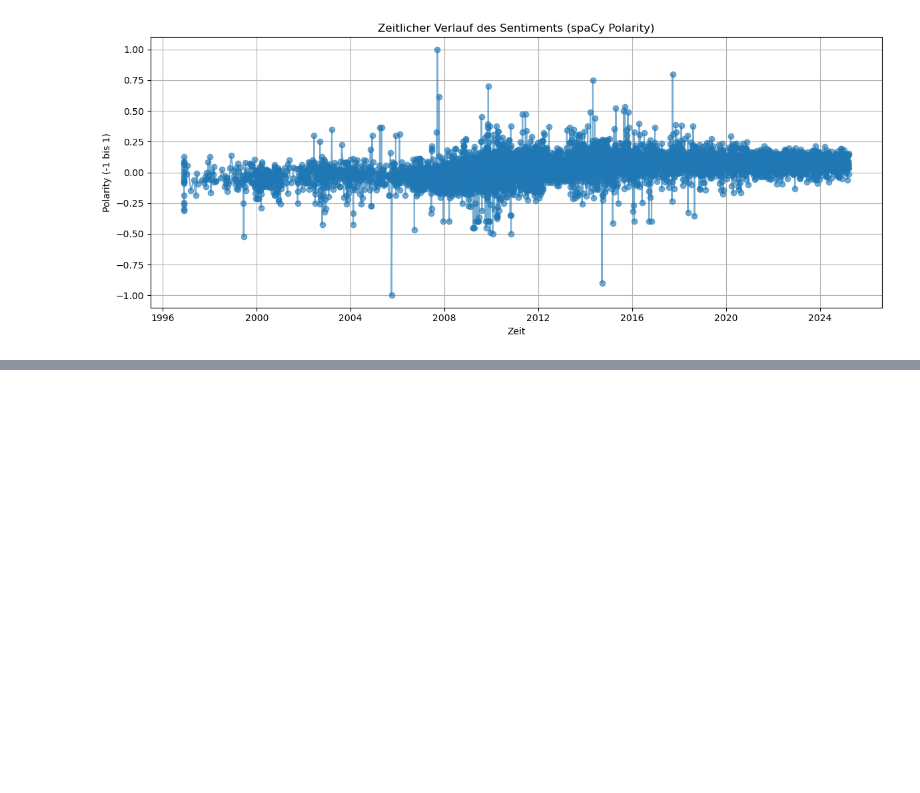
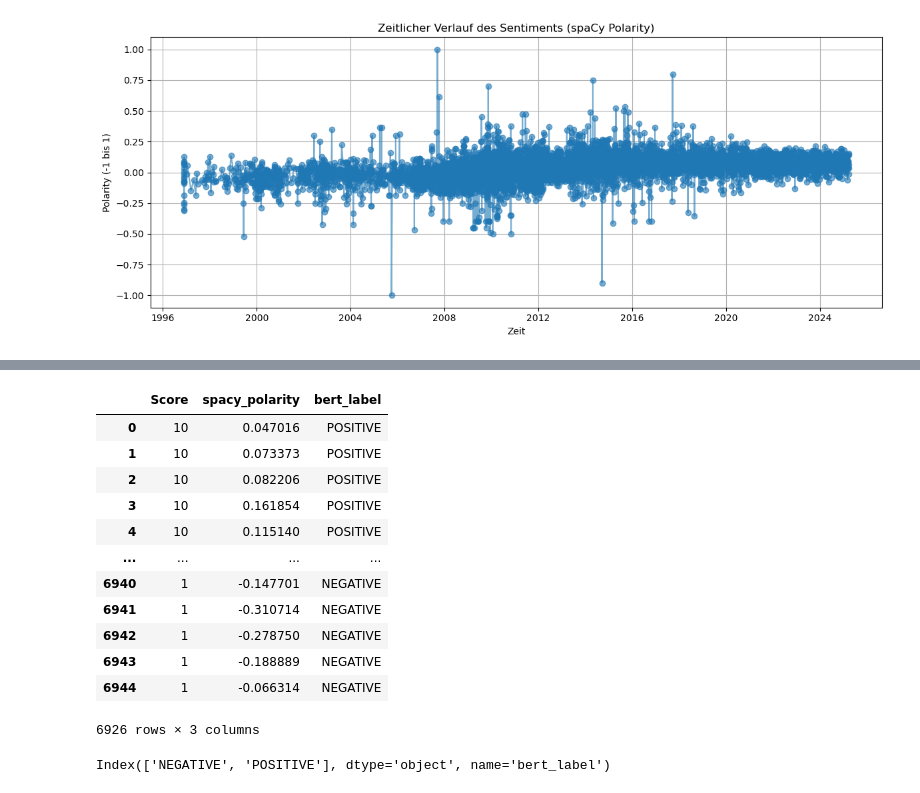
Before and after one commit to bluepineapple2000/NLPProject, a Jupyter notebook: sentiment_analyse.ipynb, the cells around one changed output, grey strips where cells are left out. Saved outputs shown, nothing was run; the diff lists cells and outputs as text; code cells hidden in the pictures; blank space fills up the shorter version.

```diff
--- a/sentiment_analyse.ipynb
+++ b/sentiment_analyse.ipynb
@@ -238,0 +240,25 @@ plt.show()
+# %%
+import numpy as np
+conn = sqlite3.connect("scraped_data.db")
+
+df = pd.read_sql_query("SELECT Score, spacy_polarity, bert_label FROM reviews", conn)
+# Nur gültige numerische Scores verwenden
+df = df[pd.to_numeric(df['Score'], errors='coerce').notna()]
+# Score glätten: 0.5–1.49 → 1, 1.5–2.49 → 2, usw.
+df['Score'] = np.floor(df['Score'] + 0.5).astype(int)
+
+df
+# %% [output]
+|  | Score | spacy_polarity | bert_label |
+| 0 | 10 | 0.047016 | POSITIVE |
+| 1 | 10 | 0.073373 | POSITIVE |
+| 2 | 10 | 0.082206 | POSITIVE |
+| 3 | 10 | 0.161854 | POSITIVE |
+| 4 | 10 | 0.115140 | POSITIVE |
+| ... | ... | ... | ... |
+| 6940 | 1 | -0.147701 | NEGATIVE |
+| 6941 | 1 | -0.310714 | NEGATIVE |
+| 6942 | 1 | -0.278750 | NEGATIVE |
+| 6943 | 1 | -0.188889 | NEGATIVE |
+| 6944 | 1 | -0.066314 | NEGATIVE |
+6926 rows × 3 columns
@@ -238,0 +276,4 @@ plt.show()
+# %%
+bert_pivot.columns
+# %% [output]
+Index(['NEGATIVE', 'POSITIVE'], dtype='object', name='bert_label')
```
Also changed, not shown: parts of 5 cells of this notebook.
